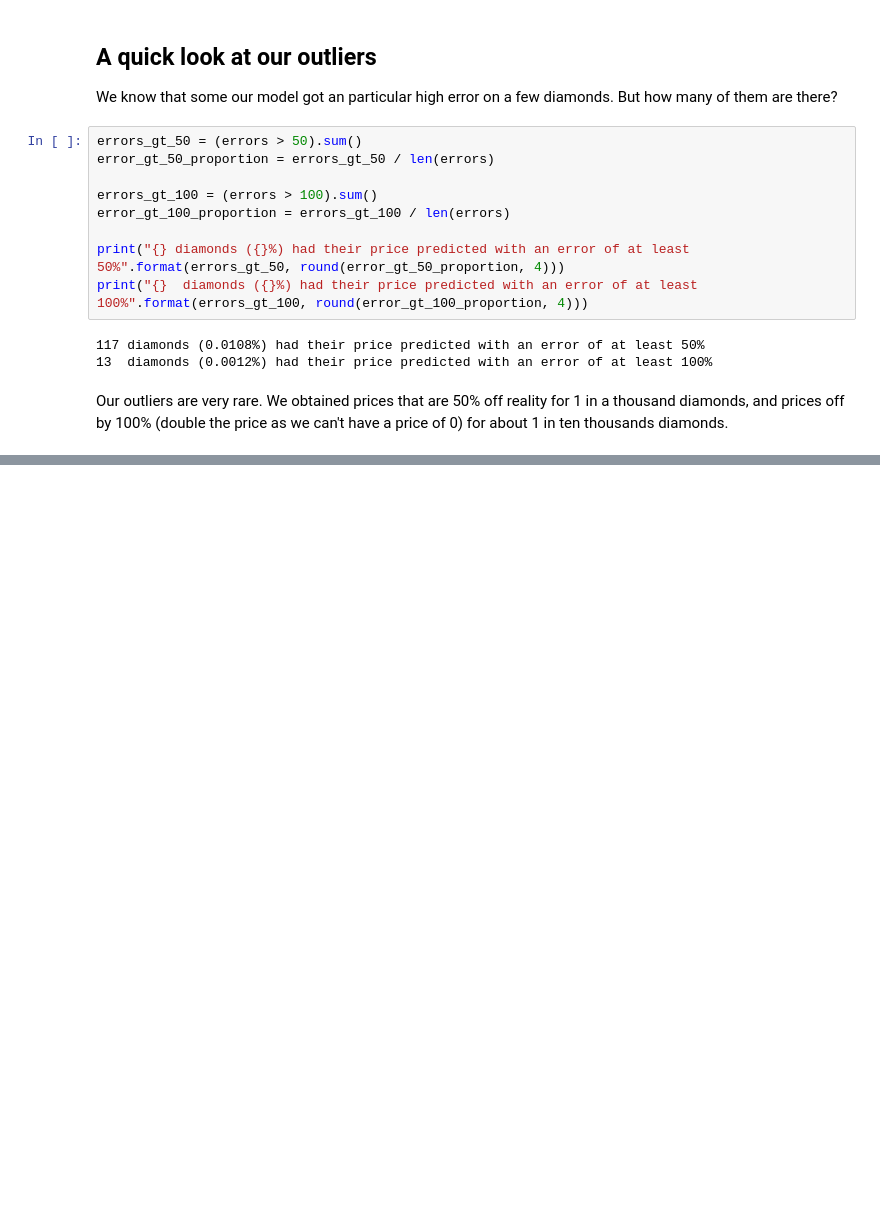
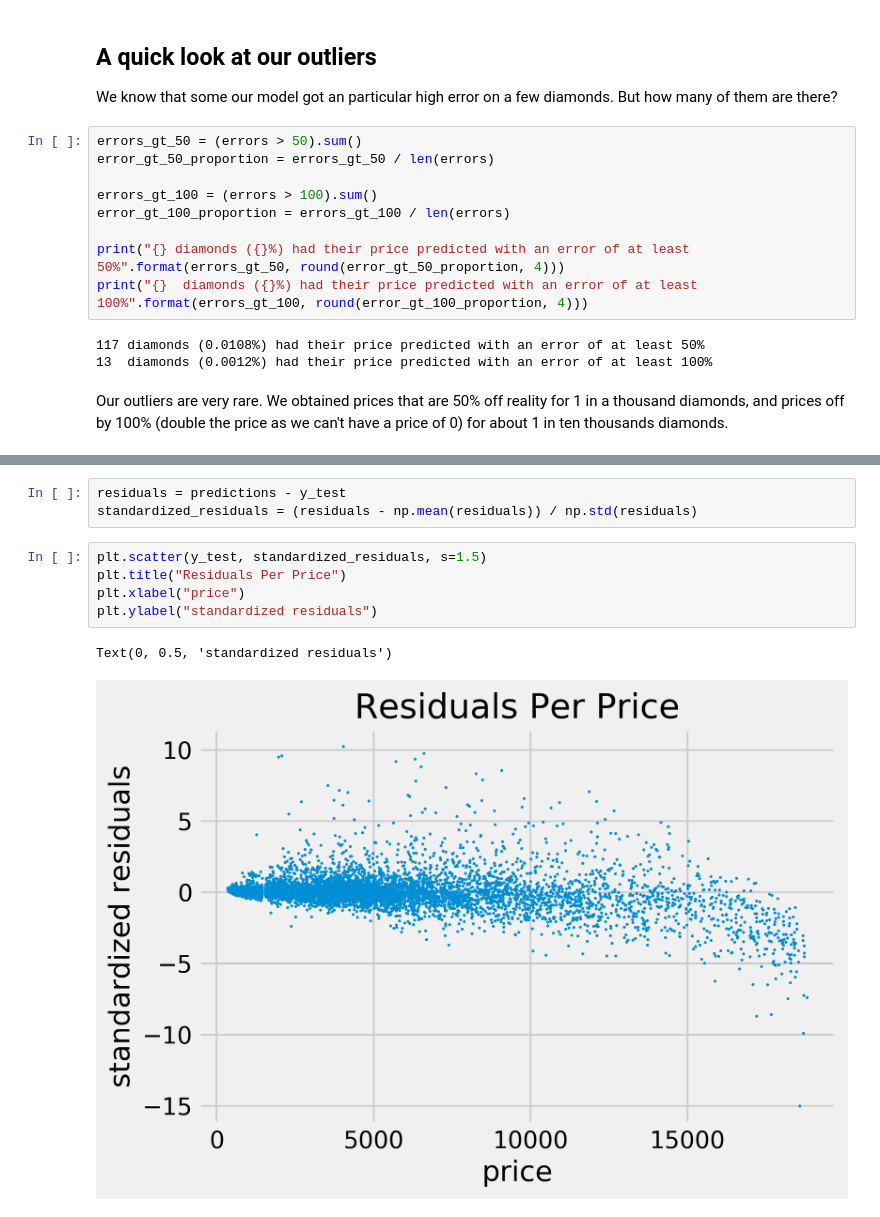
Before and after one commit to MaximeBastion/Diamond_Price_Prediction, a Jupyter notebook: Diamond Prices Prediction.ipynb, the cells around one changed output, grey strips where cells are left out. Drawn from its saved outputs; the diff is of its cells as text; blank space fills up the shorter version.

Commit message:
doc, residuals, linear equation

```diff
--- a/Diamond Prices Prediction.ipynb
+++ b/Diamond Prices Prediction.ipynb
@@ -590,0 +602,11 @@ sns.heatmap(correlated_with_price[["price"]])
+# %%
+residuals = predictions - y_test
+standardized_residuals = (residuals - np.mean(residuals)) / np.std(residuals)
+# %%
+plt.scatter(y_test, standardized_residuals, s=1.5)
+plt.title("Residuals Per Price")
+plt.xlabel("price")
+plt.ylabel("standardized residuals")
+# %% [output]
+Text(0, 0.5, 'standardized residuals')
+[figure, added]
```
Also changed, not shown: parts of 14 cells of this notebook.
